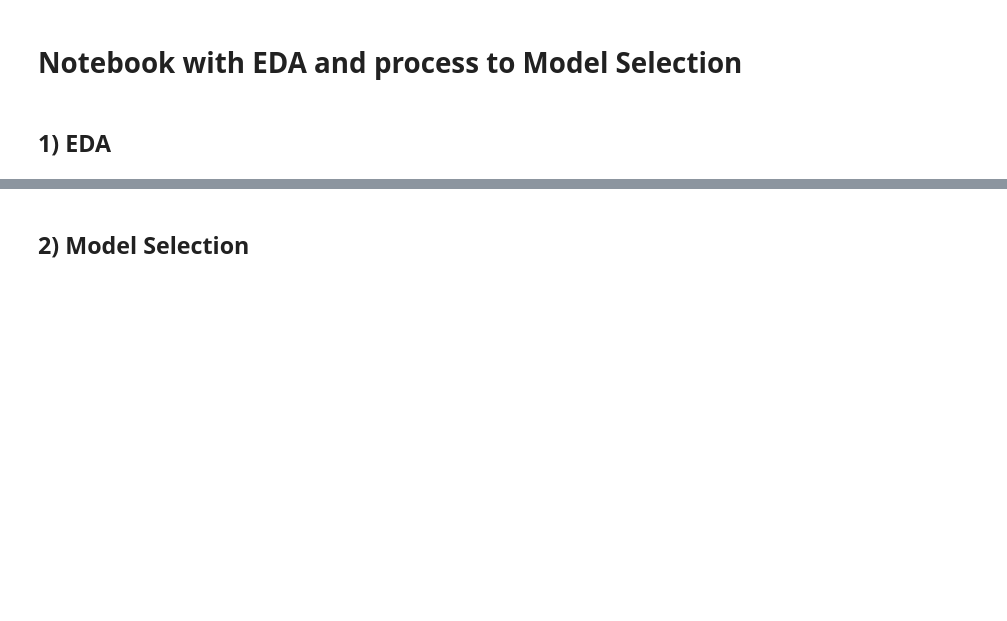
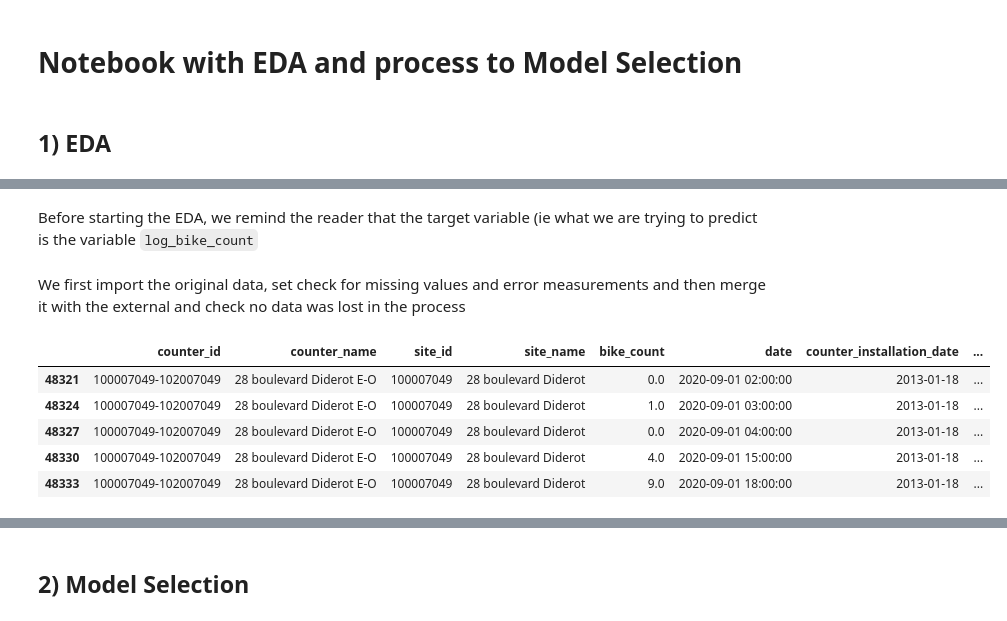
Before and after one commit to mat10599/bike_counters, a Jupyter notebook: final_notebook.ipynb, the cells around one changed output, grey strips where cells are left out. Cells and saved outputs as stored; diff of their text form; code cells hidden in the pictures; blank space fills up the shorter version.

```diff
--- a/final_notebook.ipynb
+++ b/final_notebook.ipynb
@@ -19,0 +26,17 @@ from xgboost import XGBRegressor
+# %% [markdown]
+Before starting the EDA, we remind the reader that the target variable (ie what we are trying to predict is the variable `log_bike_count`
+# %% [markdown]
+We first import the original data, set check for missing values and error measurements and then merge it with the external and check no data was lost in the process
+# %%
+pd.set_option("display.precision", 2)  # set precision of outputs of our df
+
+# read the data
+df_original = pd.read_parquet(Path("data") / "train.parquet")
+df_original.head()
+# %% [output]
+|  | counter_id | counter_name | site_id | site_name | bike_count | date | counter_installation_date | ... |
+| 48321 | 100007049-102007049 | 28 boulevard Diderot E-O | 100007049 | 28 boulevard Diderot | 0.0 | 2020-09-01 02:00:00 | 2013-01-18 | ... |
+| 48324 | 100007049-102007049 | 28 boulevard Diderot E-O | 100007049 | 28 boulevard Diderot | 1.0 | 2020-09-01 03:00:00 | 2013-01-18 | ... |
+| 48327 | 100007049-102007049 | 28 boulevard Diderot E-O | 100007049 | 28 boulevard Diderot | 0.0 | 2020-09-01 04:00:00 | 2013-01-18 | ... |
+| 48330 | 100007049-102007049 | 28 boulevard Diderot E-O | 100007049 | 28 boulevard Diderot | 4.0 | 2020-09-01 15:00:00 | 2013-01-18 | ... |
+| 48333 | 100007049-102007049 | 28 boulevard Diderot E-O | 100007049 | 28 boulevard Diderot | 9.0 | 2020-09-01 18:00:00 | 2013-01-18 | ... |
```
Also changed, not shown: parts of 22 cells of this notebook.
